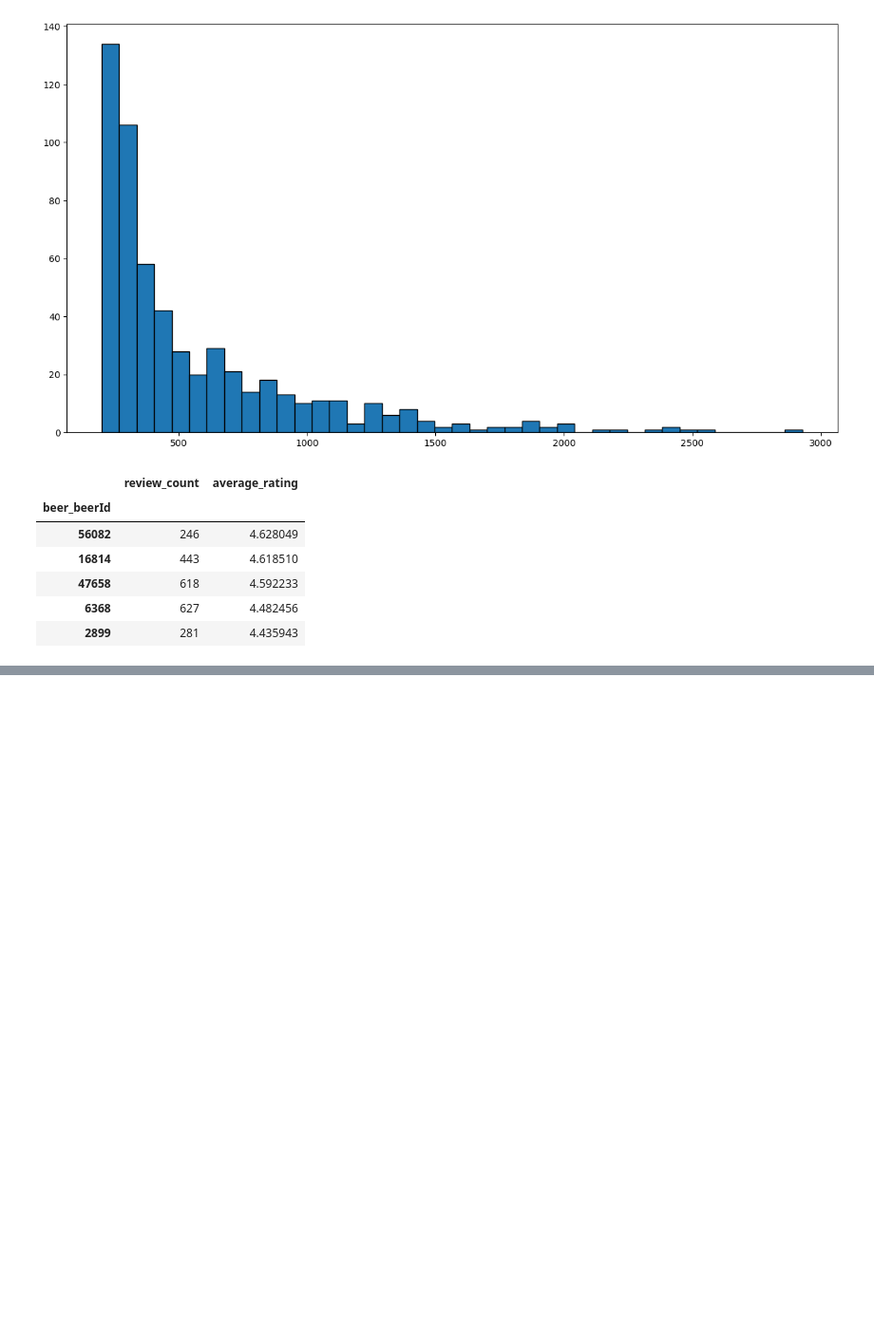
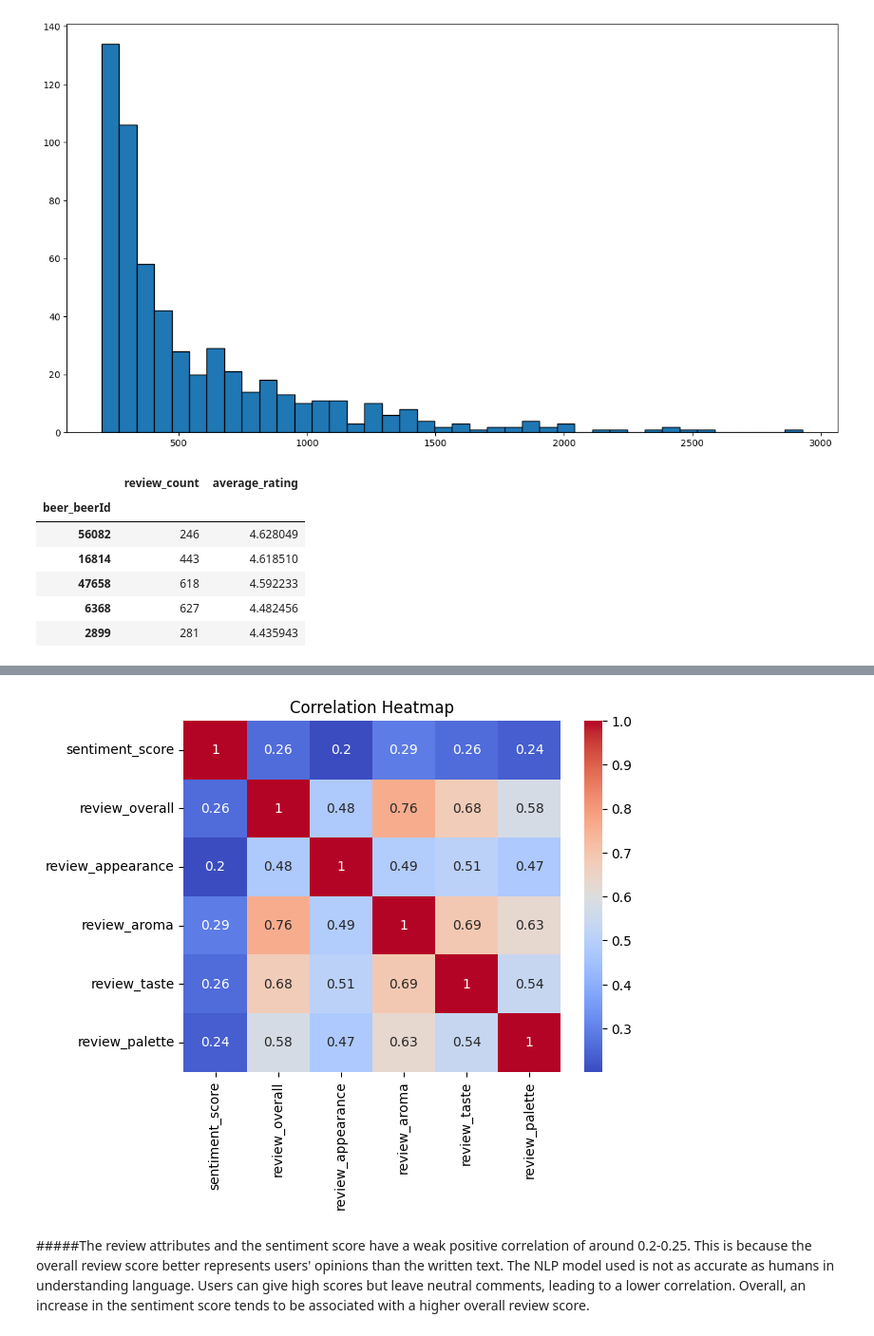
Before and after one commit to mdabushad/Beer-Data-Analysis, a Jupyter notebook: Beer_Data_Analysis.ipynb, the cells around one changed output, grey strips where cells are left out. Shown at 95% size. Cells and saved outputs as stored; diff of their text form; code cells hidden in the pictures; blank space fills up the shorter version.

```diff
--- a/Beer_Data_Analysis.ipynb
+++ b/Beer_Data_Analysis.ipynb
@@ -321,0 +324,7 @@ top_beers
+# %%
+import nltk
+nltk.download('vader_lexicon')
+from nltk.sentiment import SentimentIntensityAnalyzer
+
+# Initialize the sentiment analyzer
+sia = SentimentIntensityAnalyzer()
@@ -321,0 +333,4 @@ top_beers
+# %%
+#Apply sentiment analysis to the written reviews and calculate the sentiment score
+df['sentiment_score'] = df['review_text'].apply(lambda x: sia.polarity_scores(x)['compound'])
+df.head()
@@ -321,0 +373,5 @@ top_beers
+# %%
+#Corr matrix with other variables
+df_corr = df[df["beer_style"] == "Quadrupel (Quad)"][["sentiment_score", "review_overall","review_appearance",
+    "review_aroma","review_taste","review_palette"]].corr()
+df_corr
@@ -321,0 +386,9 @@ top_beers
+# %%
+#Plot heatmap
+sns.heatmap(df_corr, annot=True, cmap="coolwarm")
+plt.title("Correlation Heatmap")
+plt.show()
+# %% [output]
+[figure, added]
+# %% [markdown]
+#####The review attributes and the sentiment score have a weak positive correlation of around 0.2-0.25. This is because the overall review score better represents users' opinions than the written text. The NLP model used is not as accurate as humans in understanding language. Users can give high scores but leave neutral comments, leading to a lower correlation. Overall, an increase in the sentiment score tends to be associated with a higher overall review score.
```
Also changed, not shown: parts of 8 cells of this notebook.
